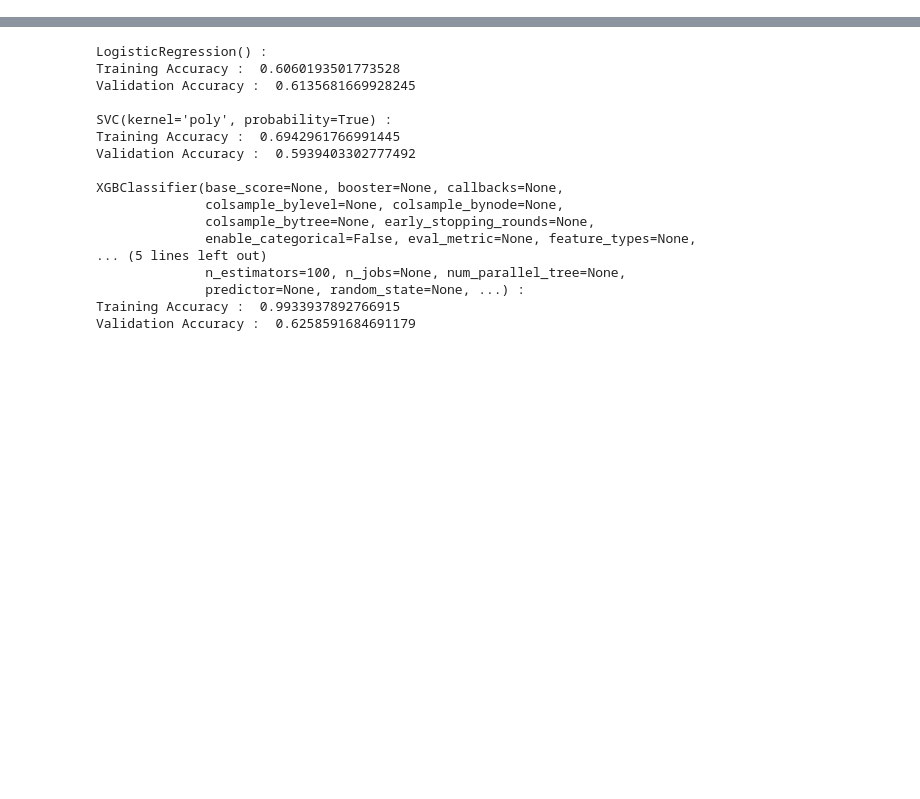
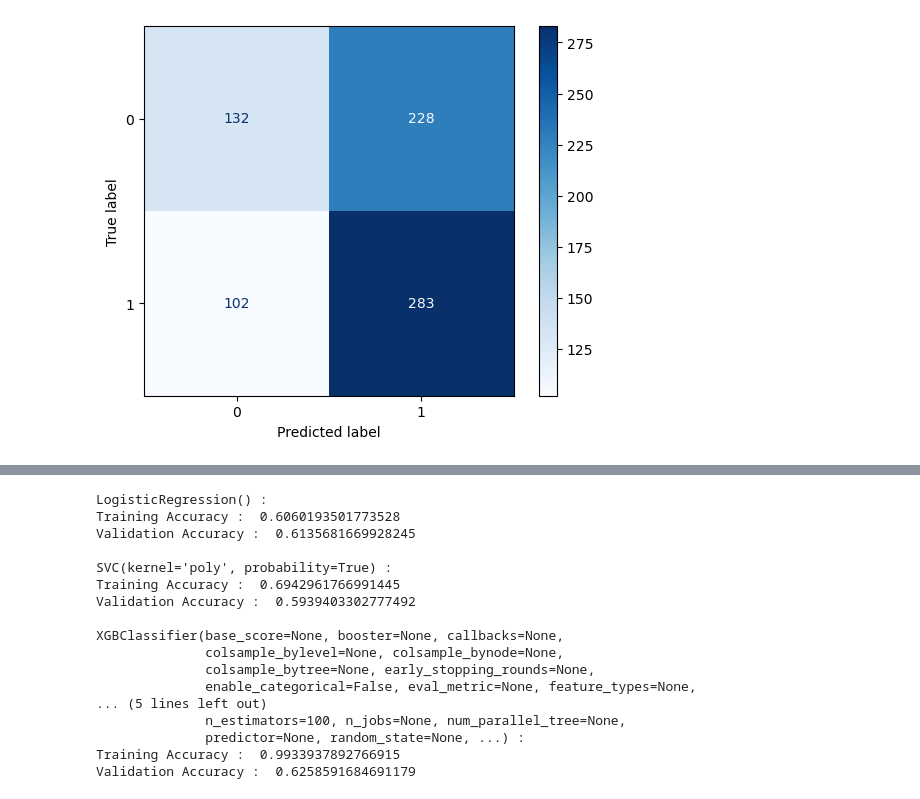
Before and after one commit to MasoodDastan/fomc, a Jupyter notebook: notebooks/07-Models.ipynb, the cells around one changed output, grey strips where cells are left out. Cells and saved outputs as stored; diff of their text form; code cells hidden in the pictures; blank space fills up the shorter version.

```diff
--- a/notebooks/07-Models.ipynb
+++ b/notebooks/07-Models.ipynb
@@ -253,0 +265,21 @@ from sklearn import metrics
+# %%
+# hyperparameters of support vector classifier
+svc_params={'C': np.linspace(0.01, 4, 50),
+            'kernel': ['rbf','poly', 'linear'],
+            'degree' : [2,3,4]
+           }
+# %%
+# hyperparameters of gradient boosting classifier
+gb_params = {
+    'learning_rate': [0.1, 0.5, 1, 1.025, 1.05, 1.075, 1.1],
+    'n_estimators': [100, 125, 150, 170, 175, 180, 185],
+    'max_features': [None, 'sqrt', 'log2'],
+    'max_depth': np.append(None, np.arange(1, 21, 2))
+}
+# %%
+model_dict = {
+              'logreg': {'mod_instant': LogisticRegression(solver='liblinear', max_iter= 5000), 'mod_param':logreg_params},
+              'rf': {'mod_instant': RandomForestClassifier(random_state= 42), 'mod_param':rf_params},
+              'svc':{'mod_instant': SVC(probability=True), 'mod_param': svc_params},
+              'gb': {'mod_instant': GradientBoostingClassifier(random_state= 42), 'mod_param':gb_params}
+             }
@@ -253,0 +320,19 @@ from sklearn import metrics
+# %%
+%%time
+models = {}
+
+# Iterate over each key-value pair in the model_dict dictionary
+for key, dic in model_dict.items():
+    # Create an instance of the random_search_modeler function
+    # with the specified model, cross-validation strategy, and model parameters
+    model = random_search_modeler(dic['mod_instant'],
+                                    cross_validation=kf,
+                                    # model_params=dic['mod_param']
+                                 )
+
+    # Fit the random_search_modeler object to the training data
+    model.fit(X_train, y_train)
+    print(f"{dic['mod_instant']} successfully completed.")
+
+    # Assign the fitted model to the models dictionary using the corresponding key
+    models[key] = model
@@ -253,0 +373,5 @@ from sklearn import metrics
+# %%
+ConfusionMatrixDisplay.from_estimator(models['svc'], X_test, y_test, cmap='Blues')
+plt.show()
+# %% [output]
+[figure, added]
```
Also changed, not shown: parts of 46 cells of this notebook, 6 other files.
